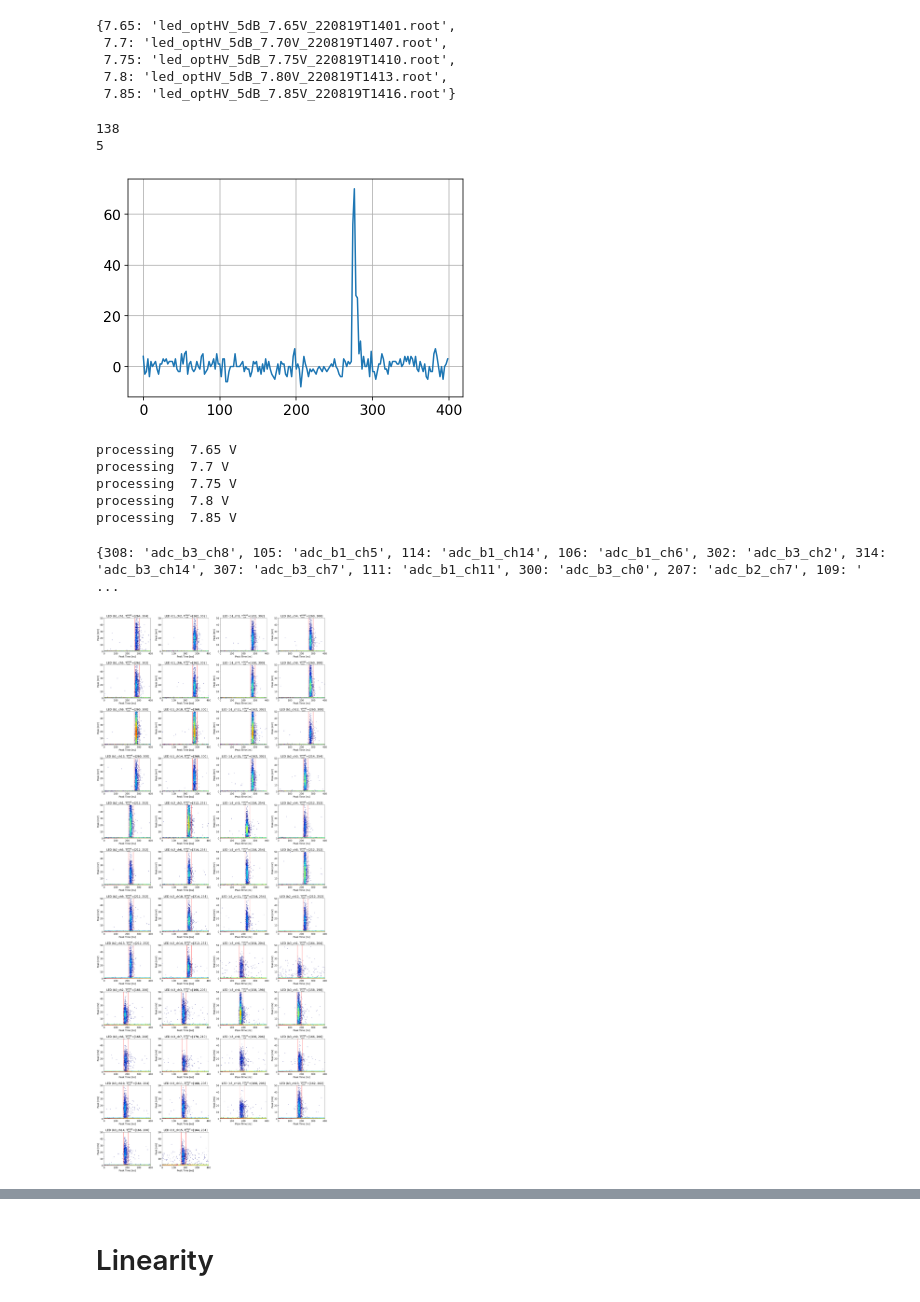
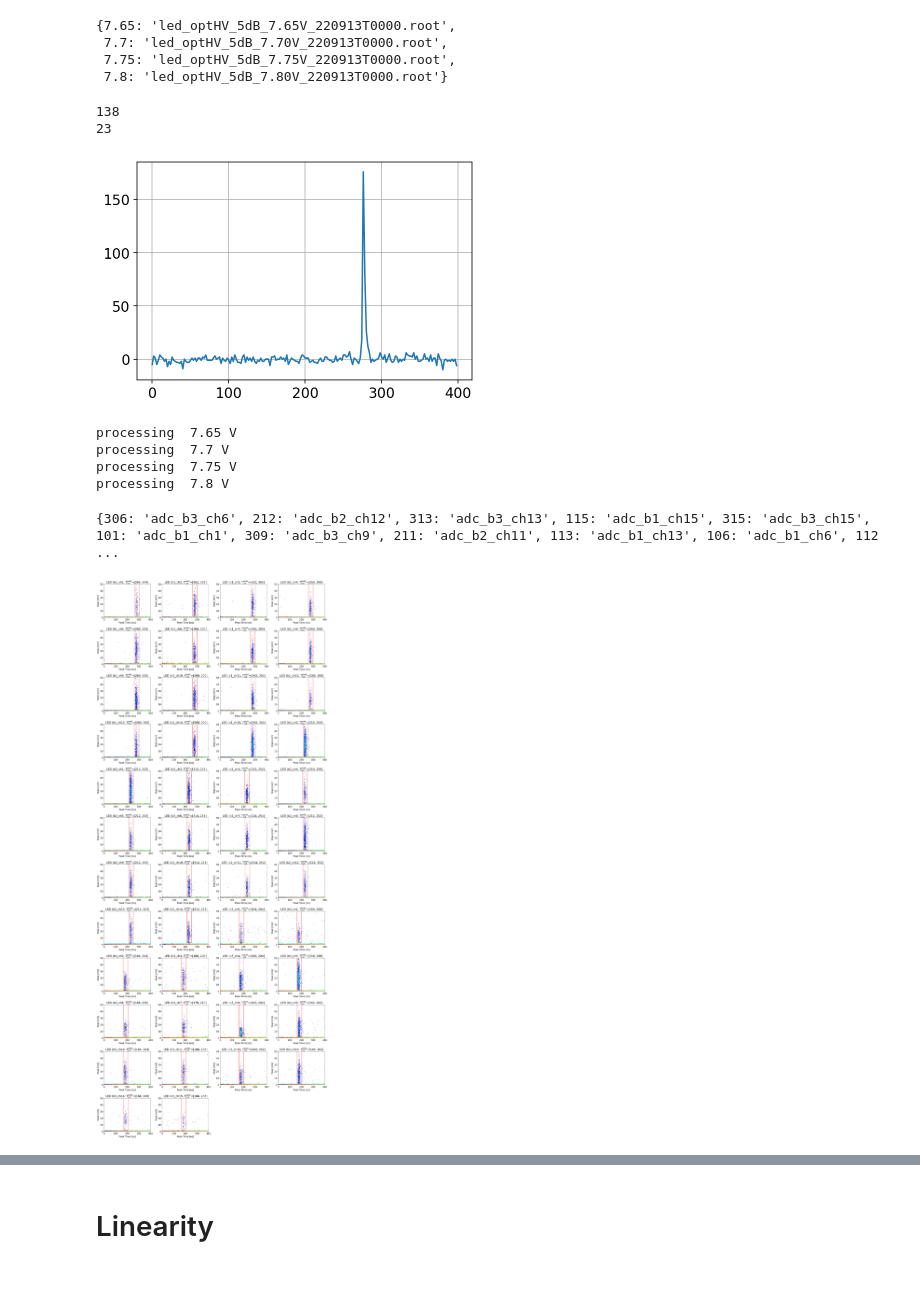
Before and after one commit to BNLIF/drop, a Jupyter notebook: analysis/led.ipynb, the cells around one changed output, grey strips where cells are left out. Drawn from its saved outputs; the diff is of its cells as text; code cells hidden in the pictures.

```diff
--- a/analysis/led.ipynb
+++ b/analysis/led.ipynb
@@ -68,41 +68,31 @@ adc_to_mV=2000/(2**14-1)
 #     "led_test_run_220819.root",
 # ]
 
-labels = [7.65, 7.70, 7.75, 7.80, 7.85]
+# labels = [7.65, 7.70, 7.75, 7.80]
+# file_list=[
+#     "led_optHV_5dB_7.65V_220819T1401.root",
+#     "led_optHV_5dB_7.70V_220819T1407.root",
+#     "led_optHV_5dB_7.75V_220819T1410.root",
+#     "led_optHV_5dB_7.80V_220819T1413.root",
+#     "led_optHV_5dB_7.85V_220819T1416.root",
+# ]
+
+labels = [7.65, 7.70, 7.75, 7.80]
 file_list=[
-    "led_optHV_5dB_7.65V_220819T1401.root",
-    "led_optHV_5dB_7.70V_220819T1407.root",
-    "led_optHV_5dB_7.75V_220819T1410.root",
-    "led_optHV_5dB_7.80V_220819T1413.root",
-    "led_optHV_5dB_7.85V_220819T1416.root",
+    "led_optHV_5dB_7.65V_220913T0000.root",
+    "led_optHV_5dB_7.70V_220913T0000.root",
+    "led_optHV_5dB_7.75V_220913T0000.root",
+    "led_optHV_5dB_7.80V_220913T0000.root",
 ]
 
-# labels = [7.75, 7.80, 7.85]
-# file_list=[
-#     "test_led_all_bt_optHV_2Vpp_400ns_400Hz_7.75V_5dB_220809T1420.root",
-#     "test_led_all_bt_optHV_2Vpp_400ns_400Hz_7.80V_5dB_220809T1432.root",
-#     "test_led_all_bt_optHV_2Vpp_400ns_400Hz_7.85V_5dB_220809T1404.root",
-# #     "test_led_all_side_2000V_2Vpp_400ns_400Hz_7.90V_5dB_220809T2005.root"
-# ]
-
-# labels = [2000, 2100, 2200, 2300]
-# file_list=[
-# "test_led_bt_p10_2000V_2Vpp_400ns_2kHz_7.80V_5dB_220809T1209.root",
-# "test_led_bt_p10_2100V_2Vpp_400ns_2kHz_7.80V_5dB_220809T1212.root",
-# "test_led_bt_p10_2200V_2Vpp_400ns_2kHz_7.80V_5dB_220809T1213.root",
-# "test_led_bt_p10_2300V_2Vpp_400ns_2kHz_7.80V_5dB_220809T1215.root",
-# ]
-
-
 file=dict(zip(labels, file_list))
 # %%
 file
 # %% [output]
-{7.65: 'led_optHV_5dB_7.65V_220819T1401.root',
- 7.7: 'led_optHV_5dB_7.70V_220819T1407.root',
- 7.75: 'led_optHV_5dB_7.75V_220819T1410.root',
- 7.8: 'led_optHV_5dB_7.80V_220819T1413.root',
- 7.85: 'led_optHV_5dB_7.85V_220819T1416.root'}
+{7.65: 'led_optHV_5dB_7.65V_220913T0000.root',
+ 7.7: 'led_optHV_5dB_7.70V_220913T0000.root',
+ 7.75: 'led_optHV_5dB_7.75V_220913T0000.root',
+ 7.8: 'led_optHV_5dB_7.80V_220913T0000.root'}
 # %%
 this_i=0
 # %%
@@ -124,8 +114,8 @@ for i in range(this_i+1, 1000):
         break
 # %% [output]
 138
-5
+23
-[figure, old version]
+[figure, new version]
 # %%
 event_id = {}
 ch_id ={}
@@ -152,13 +142,12 @@ processing  7.65 V
 processing  7.7 V
 processing  7.75 V
 processing  7.8 V
-processing  7.85 V
 # %%
 v=7.80
 map_ch_name= dict(zip(ch_id[v], ch_names[v]))
 print(map_ch_name)
 # %% [output]
-{308: 'adc_b3_ch8', 105: 'adc_b1_ch5', 114: 'adc_b1_ch14', 106: 'adc_b1_ch6', 302: 'adc_b3_ch2', 314: 'adc_b3_ch14', 307: 'adc_b3_ch7', 111: 'adc_b1_ch11', 300: 'adc_b3_ch0', 207: 'adc_b2_ch7', 109: ' ...
+{306: 'adc_b3_ch6', 212: 'adc_b2_ch12', 313: 'adc_b3_ch13', 115: 'adc_b1_ch15', 315: 'adc_b3_ch15', 101: 'adc_b1_ch1', 309: 'adc_b3_ch9', 211: 'adc_b2_ch11', 113: 'adc_b1_ch13', 106: 'adc_b1_ch6', 112 ...
 # %%
 def calc_ch_vars(adc, ch, n_events=10000, roi_start_ns=264, roi_length=40, peak_cut=2):
     """
@@ -219,35 +208,35 @@ def find_peak_time(adc, ch_id, n_events=10000, roi_length=40, peak_cut=2):
 
         ax = plt.subplot(nrows,ncols,c+1)
         xrange = (0, n_samples*2)
         yrange = [0, 50]
         plt.hist2d(time_ns, peak_mV, range=(xrange, yrange), bins=[n_samples, 100],
                    norm=colors.LogNorm(), cmap='jet');
 
         # find proper roi window
         mask = peak_mV>=peak_cut
         if len(time_ns[mask])==0:
             roi_mid=100
         else:
             roi_mid = np.median(time_ns[mask])
         pre= roi_length//2-4
         roi_start_ns = roi_mid - pre
         output[ch]=int(roi_start_ns)
 
         rec_length=roi_length
         rect = patches.Rectangle((roi_start_ns, peak_cut), rec_length, yrange[1],
                                  linewidth=1, edgecolor='r', facecolor='none')
         ax.add_patch(rect)
         plt.title(r'LED (%s, T$^{peak}_{cut}$=[%d, %d]' % (ch[4:], roi_start_ns, roi_start_ns+roi_length))
         plt.xlabel('Peak Time [ns]')
         plt.ylabel('Peak [mV]')
     plt.tight_layout()
     plt.show()
     return output
 
-v=7.85
+v=7.80
 pT_min = find_peak_time(adc[v], ch_id[v], n_events=10000, roi_length=40, peak_cut=2.5)
 # %% [output]
-[figure, old version]
+[figure, new version]
 # %%
 pT_min
 # %% [output]
```
Also changed, not shown: parts of 14 cells of this notebook.
